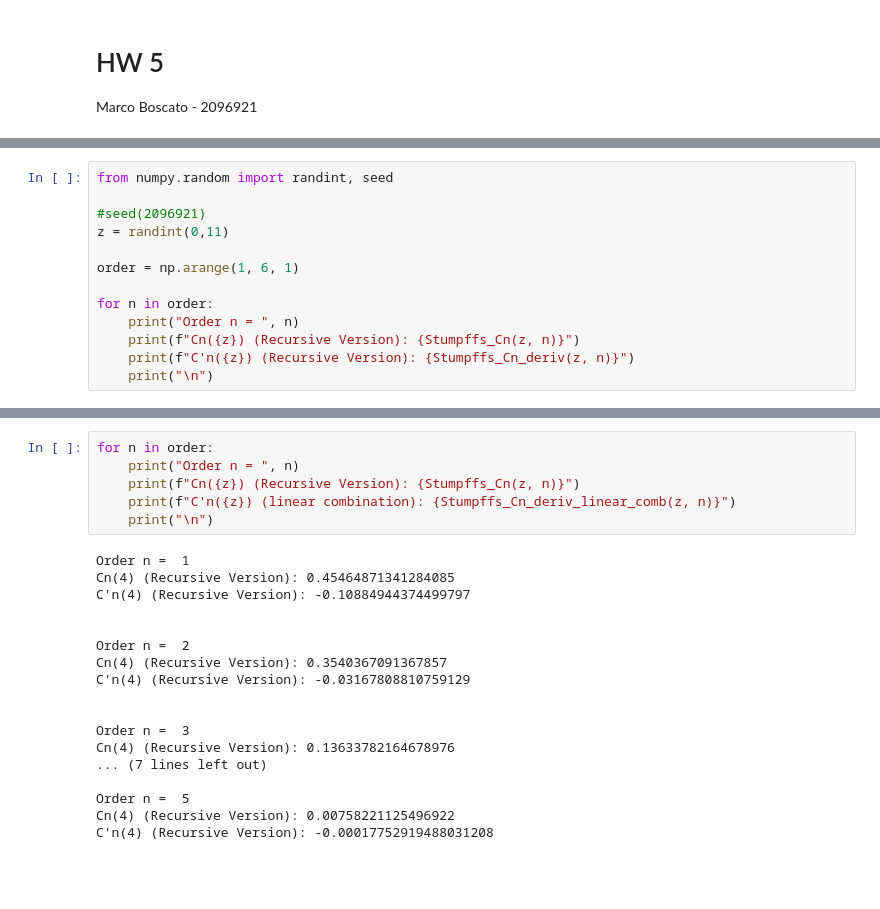
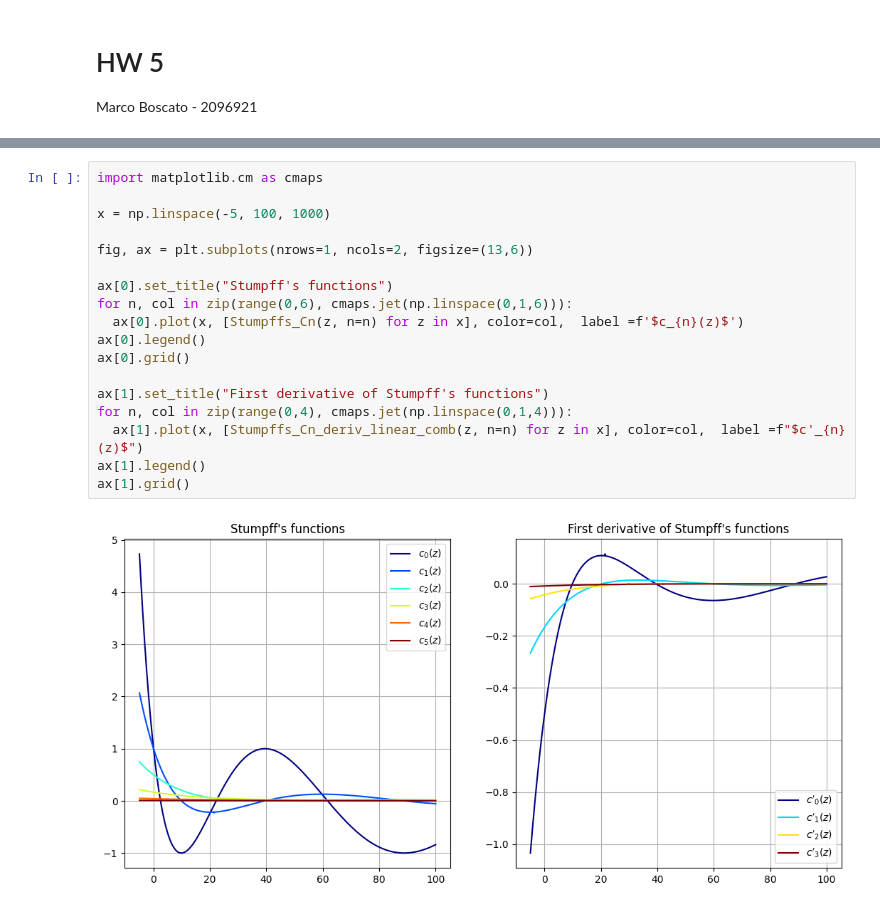
Before and after one commit to marcoboscato/celestial_mechanics, a Jupyter notebook: Homeworks/HW5/hw5_boscatomarco.ipynb, the cells around one changed output, grey strips where cells are left out. Saved outputs shown, nothing was run; the diff lists cells and outputs as text; blank space fills up the shorter version.

```diff
--- a/Homeworks/HW5/hw5_boscatomarco.ipynb
+++ b/Homeworks/HW5/hw5_boscatomarco.ipynb
@@ -109,13 +86,0 @@ Now let's calculate $c_n (z)$ and $c^{'}_n (z)$ for various *n=1,2,3,4,5* and fo
-# %%
-from numpy.random import randint, seed
-
-#seed(2096921)
-z = randint(0,11)
-
-order = np.arange(1, 6, 1)
-
-for n in order:
-    print("Order n = ", n)
-    print(f"Cn({z}) (Recursive Version): {Stumpffs_Cn(z, n)}")
-    print(f"C'n({z}) (Recursive Version): {Stumpffs_Cn_deriv(z, n)}")
-    print("\n")
@@ -140,27 +87,23 @@ C'n(4) (Recursive Version): 0.00835421683686572
-# %%
-for n in order:
-    print("Order n = ", n)
-    print(f"Cn({z}) (Recursive Version): {Stumpffs_Cn(z, n)}")
-    print(f"C'n({z}) (linear combination): {Stumpffs_Cn_deriv_linear_comb(z, n)}")
-    print("\n")
-# %% [output]
-Order n =  1
-Cn(4) (Recursive Version): 0.45464871341284085
-C'n(4) (Recursive Version): -0.10884944374499797
-
-
-Order n =  2
-Cn(4) (Recursive Version): 0.3540367091367857
-C'n(4) (Recursive Version): -0.03167808810759129
-
-
-Order n =  3
-Cn(4) (Recursive Version): 0.13633782164678976
-... (7 lines left out)
-
-Order n =  5
-Cn(4) (Recursive Version): 0.00758221125496922
-C'n(4) (Recursive Version): -0.00017752919488031208
+# %%
+import matplotlib.cm as cmaps
+
+x = np.linspace(-5, 100, 1000)
+
+fig, ax = plt.subplots(nrows=1, ncols=2, figsize=(13,6))
+
+ax[0].set_title("Stumpff's functions")
+for n, col in zip(range(0,6), cmaps.jet(np.linspace(0,1,6))):
+  ax[0].plot(x, [Stumpffs_Cn(z, n=n) for z in x], color=col,  label =f'$c_{n}(z)$')
+ax[0].legend()
+ax[0].grid()
+
+ax[1].set_title("First derivative of Stumpff's functions")
+for n, col in zip(range(0,4), cmaps.jet(np.linspace(0,1,4))):
+  ax[1].plot(x, [Stumpffs_Cn_deriv_linear_comb(z, n=n) for z in x], color=col,  label =f"$c'_{n}(z)$")
+ax[1].legend()
+ax[1].grid()
+# %% [output]
+[figure, added]
 # %% [markdown]
 ## Exercise 2
 The solution of the universal Kepler equation, for example the determination of the parameter *s* in the terms of the time of flight $t-t_0$ and the other known parameters $\mu, r_0, \dot r_0$ and *C* of the orbit can be found by applying Newton-Raphson to find the root and after that the derivative of the time of flight with respect to the fictitios time is simply given by the radius vector $r(s)$:
```
Also changed, not shown: parts of 25 cells of this notebook.
